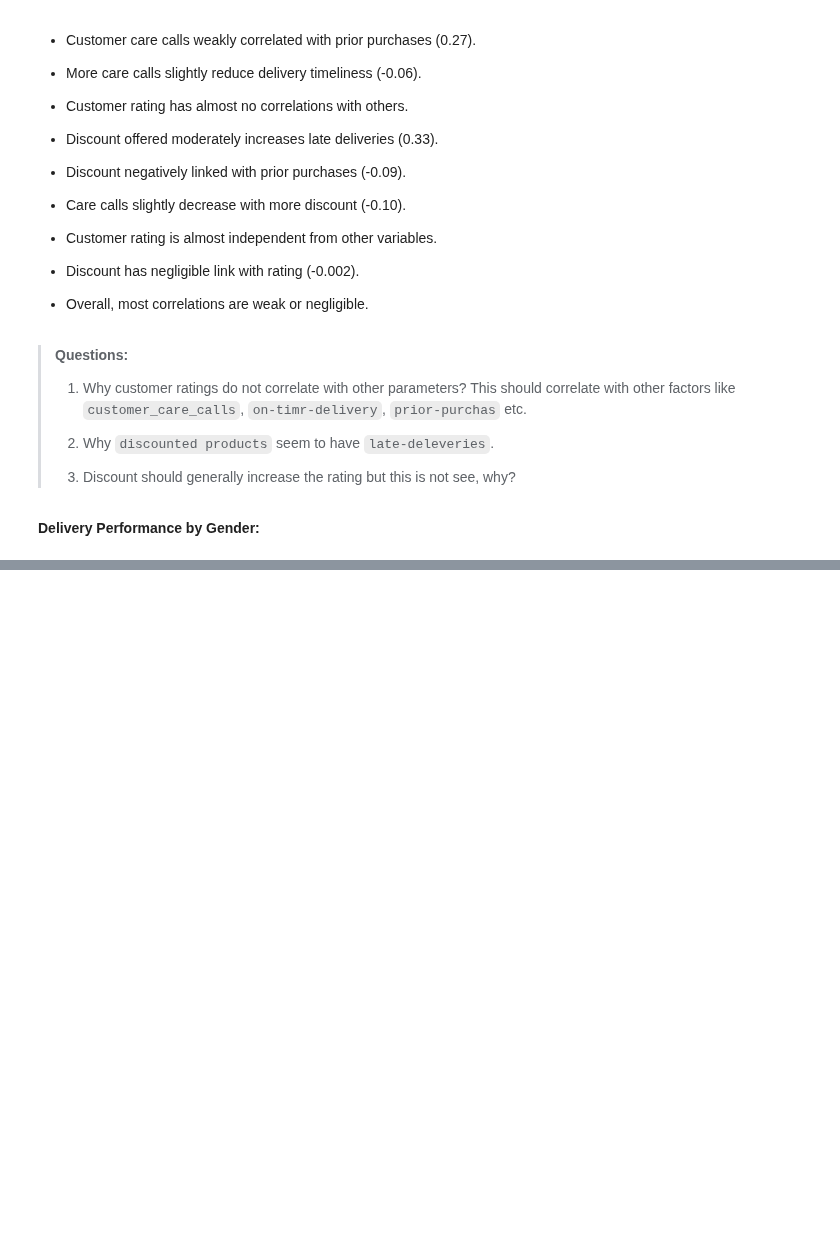
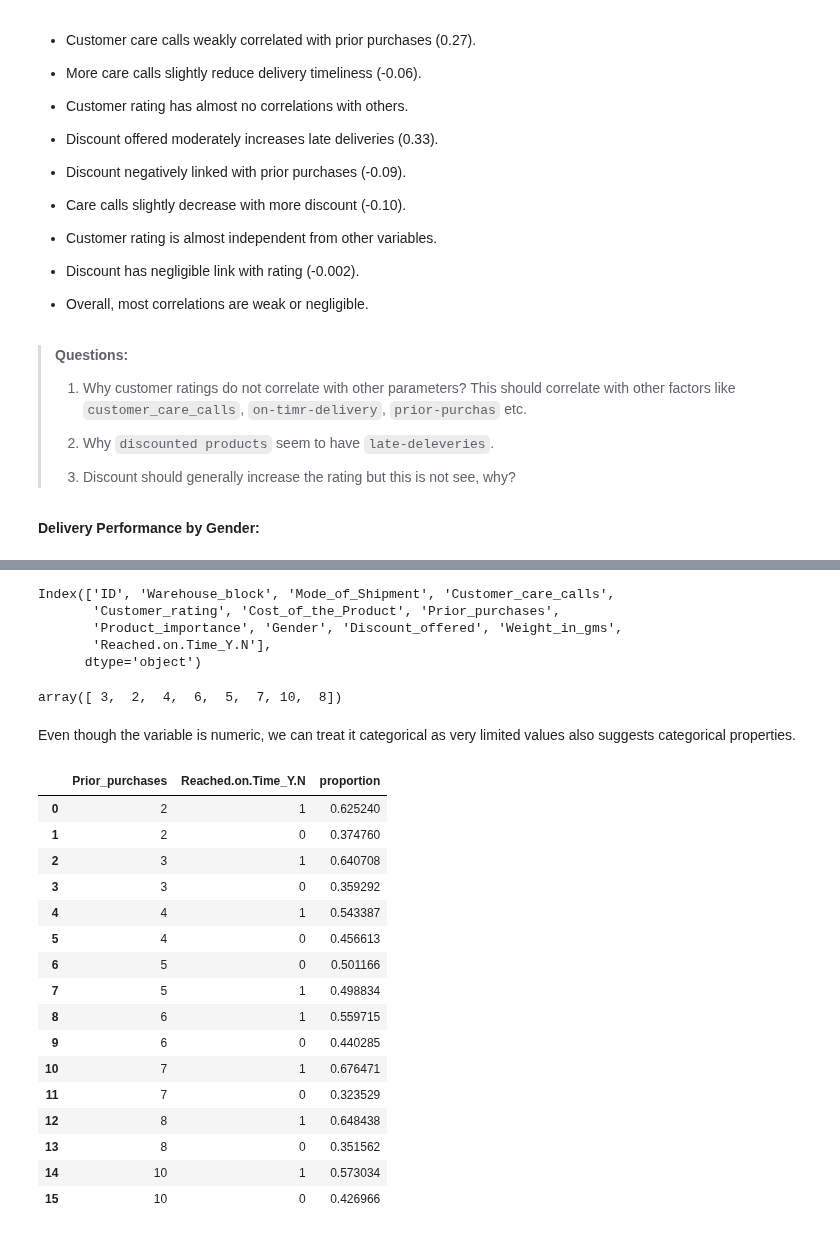
Before and after one commit to rajesh-coventry/Projects, a Jupyter notebook: 02_Data_Visuallization/05_E-Commerce_Shipping/01_delivery_performance_optimization.ipynb, the cells around one changed output, grey strips where cells are left out. Saved outputs shown, nothing was run; the diff lists cells and outputs as text; code cells hidden in the pictures; blank space fills up the shorter version.

```diff
--- a/02_Data_Visuallization/05_E-Commerce_Shipping/01_delivery_performance_optimization.ipynb
+++ b/02_Data_Visuallization/05_E-Commerce_Shipping/01_delivery_performance_optimization.ipynb
@@ -1283,0 +1317,35 @@ plt.show()
+# %%
+data.columns
+# %% [output]
+Index(['ID', 'Warehouse_block', 'Mode_of_Shipment', 'Customer_care_calls',
+       'Customer_rating', 'Cost_of_the_Product', 'Prior_purchases',
+       'Product_importance', 'Gender', 'Discount_offered', 'Weight_in_gms',
+       'Reached.on.Time_Y.N'],
+      dtype='object')
+# %%
+data["Prior_purchases"].unique()
+# %% [output]
+array([ 3,  2,  4,  6,  5,  7, 10,  8])
+# %% [markdown]
+Even though the variable is numeric, we can treat it categorical as very limited values also suggests categorical properties.
+# %%
+pp_rot= data.groupby(by= "Prior_purchases")["Reached.on.Time_Y.N"].value_counts(normalize=True).reset_index()
+pp_rot
+# %% [output]
+|  | Prior_purchases | Reached.on.Time_Y.N | proportion |
+| 0 | 2 | 1 | 0.625240 |
+| 1 | 2 | 0 | 0.374760 |
+| 2 | 3 | 1 | 0.640708 |
+| 3 | 3 | 0 | 0.359292 |
+| 4 | 4 | 1 | 0.543387 |
+| 5 | 4 | 0 | 0.456613 |
+| 6 | 5 | 0 | 0.501166 |
+| 7 | 5 | 1 | 0.498834 |
+| 8 | 6 | 1 | 0.559715 |
+| 9 | 6 | 0 | 0.440285 |
+| 10 | 7 | 1 | 0.676471 |
+| 11 | 7 | 0 | 0.323529 |
+| 12 | 8 | 1 | 0.648438 |
+| 13 | 8 | 0 | 0.351562 |
+| 14 | 10 | 1 | 0.573034 |
+| 15 | 10 | 0 | 0.426966 |
```
Also changed, not shown: parts of 24 cells of this notebook.
